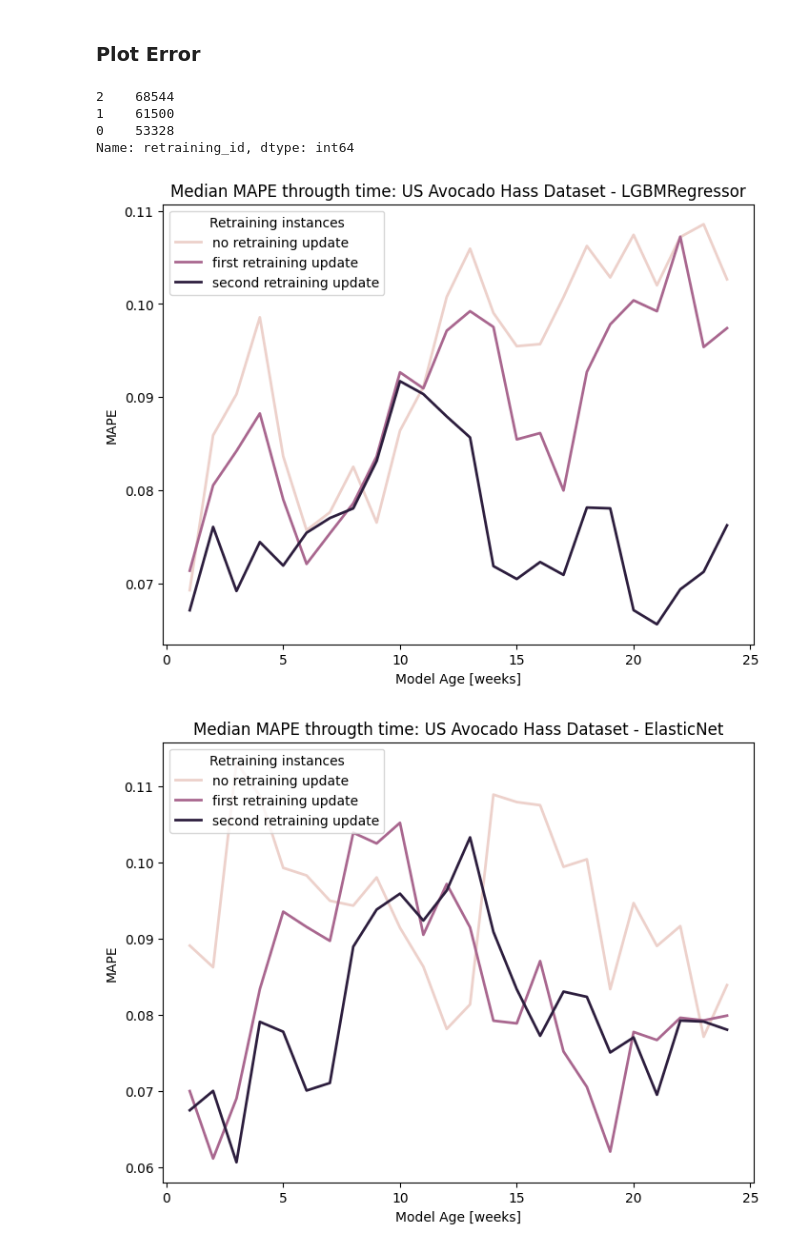
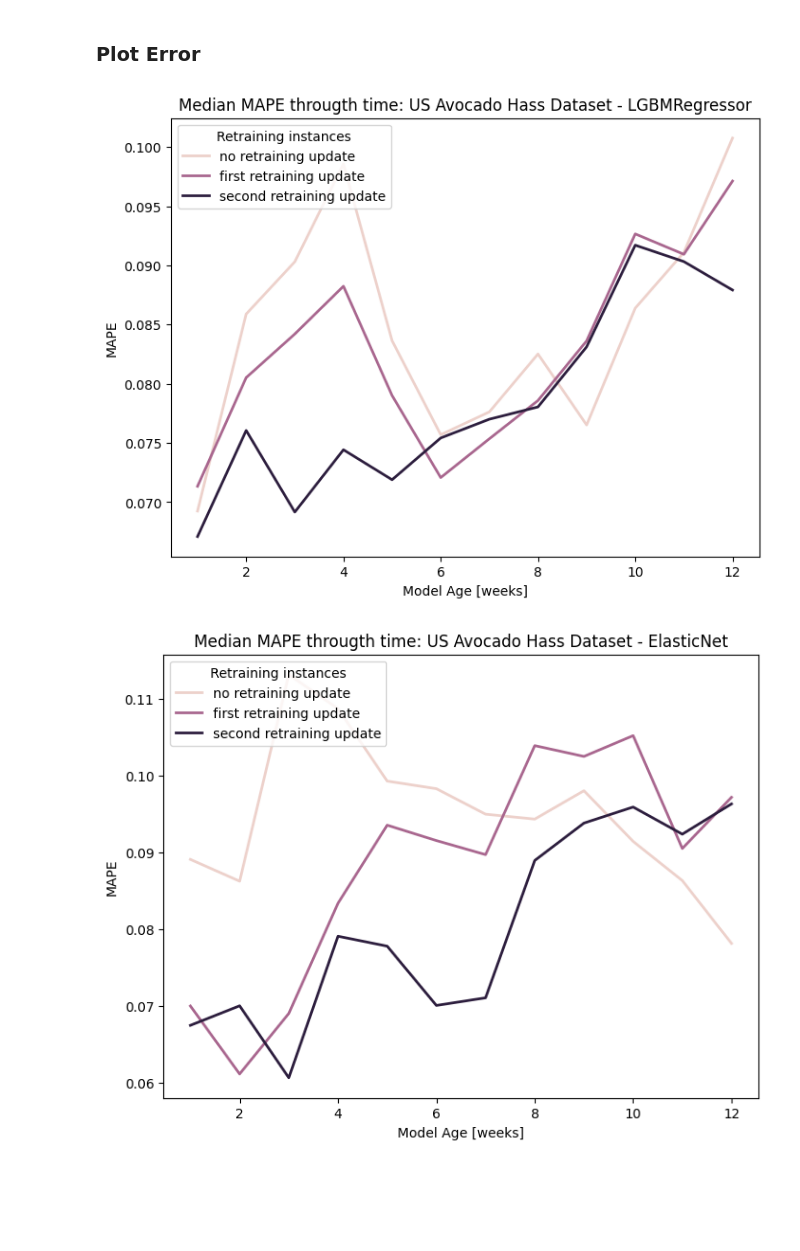
Before and after one commit to santiviquez/ageml, a Jupyter notebook: notebooks/avocado_retraining_results.ipynb, the cells around one changed output. Cells and saved outputs as stored; diff of their text form; code cells hidden in the pictures; blank space fills up the shorter version.

```diff
--- a/notebooks/avocado_retraining_results.ipynb
+++ b/notebooks/avocado_retraining_results.ipynb
@@ -29,48 +29,42 @@ freq = 'W'
 models = ['LGBMRegressor', 'ElasticNet', 'RandomForestRegressor', 'MLPRegressor']
 # %% [markdown]
 ### Plot Error
-# %%
-d_errors_df.retraining_id.value_counts()
-# %% [output]
-2    68544
-1    61500
-0    53328
-Name: retraining_id, dtype: int64
 # %%
 for model in models:
 
 
         errors_df = pd.read_parquet(f'../results/retraining/{dataset}/retraining_{dataset}_{model}_{n_simulations}_simulations_{n_prod}_prod.parquet')
         d_errors_df = pd.read_parquet(f'../results/retraining/{dataset}/retraining_{dataset}_{model}_{n_simulations}_simulations_{n_prod}_prod_{freq}.parquet')
 
-        errors_df = errors_df[errors_df['model_age'] <= 80]
-        d_errors_df = d_errors_df[d_errors_df['model_age'] <= 80]
-        test_errors_df = errors_df[errors_df['partition'] == 'test']
+        errors_df = errors_df[errors_df['model_age'] <= 12]
+        d_errors_df = d_errors_df[d_errors_df['model_age'] <= 12]
+        # test_errors_df = errors_df[errors_df['partition'] == 'test']
+        test_errors_df = errors_df[(errors_df['partition'] == 'test') & (errors_df['retraining_id'] == 0)]
         test_mape = test_errors_df.groupby('simulation_id').apply(lambda group: mean_absolute_percentage_error(group.y, group.y_pred))
         test_mape = pd.DataFrame(test_mape, columns=['test_mape']).reset_index()
 
         d_errors_df = pd.merge(d_errors_df, test_mape, how='left', on='simulation_id')
         # d_errors_df = d_errors_df[d_errors_df['test_mape'] <= 0.1]
 
         df = d_errors_df[d_errors_df['partition'] == 'prod']
         df = df.groupby(['partition', 'retraining_id', 'model_age'])['error'].agg(lambda x: x.quantile([0.5])).rename('error').reset_index()
 
         fig, ax = plt.subplots(figsize=(8, 6))
 
         sns.lineplot(data=df, x='model_age', y='error', hue='retraining_id', linewidth=2.0)
         plt.legend(title="Retraining instances",
                 labelcolor='linecolor',
                 labels=['no retraining update', 'first retraining update','second retraining update'],
                 loc="upper left")
 
 
 
         plt.xlabel('Model Age [weeks]')
         plt.ylabel('MAPE')
         plt.title(f'Median MAPE througth time: US Avocado Hass Dataset - {model}')
 
         plt.show()
         fig.savefig(f'../figures/continuous_retraining_{dataset}_{model}_{n_simulations}_simulations_{n_prod}_prod.svg', format='svg')
 # %% [output]
-[figure, old version]
+[figure, new version]
-[figure, old version]
+[figure, new version]
```
Also changed, not shown: parts of 1 cell of this notebook, 4 other files.
